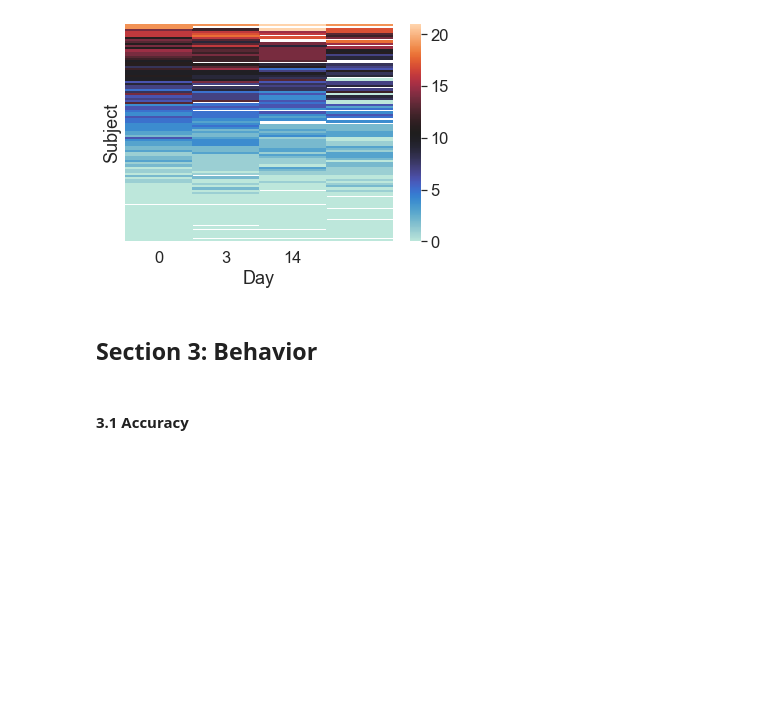
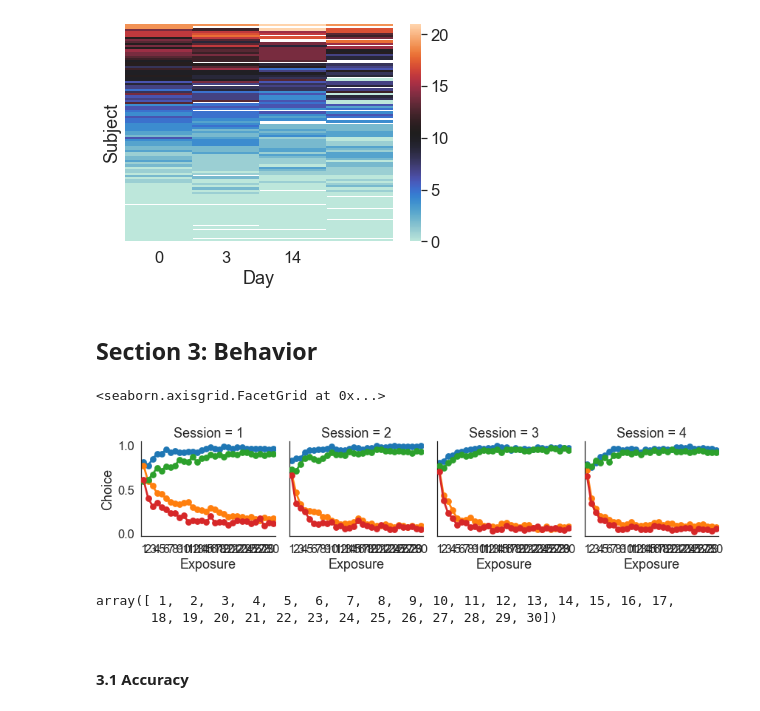
Before and after one commit to nivlab/RobotFactory, a Jupyter notebook: study01/02_Descriptive.ipynb, the cells around one changed output. Saved outputs shown, nothing was run; the diff lists cells and outputs as text; code cells hidden in the pictures; blank space fills up the shorter version.

```diff
--- a/study01/02_Descriptive.ipynb
+++ b/study01/02_Descriptive.ipynb
@@ -99,6 +99,30 @@ data = read_csv(os.path.join('data','data.csv'))
 ## Apply rejections.
 reject = read_csv(os.path.join('data','reject.csv'))
 data = data[~data.Subject.isin(reject.query('Reject == 1').Subject)].reset_index(drop=True)
+
+## Reformat columns.
+f = lambda x: np.arange(x.size)+1
+data['Exposure'] = data.groupby(['Session','Subject','Block','Rune']).Rune.transform(f)
+# %%
+## Initialize canvas.
+g = sns.FacetGrid(data, col='Session', col_order=[1,2,3,4])
+
+## Define aesthetic features.
+palette = sns.color_palette(n_colors=4)
+order = np.arange(30)+1
+hue_order = ['GW','NGW','GAL','NGAL']
+
+## Plot choice probability.
+g.map(sns.pointplot, 'Exposure', 'Choice', 'Robot', order=order, hue_order=hue_order,
+      palette=palette, ci=None)
+# %% [output]
+<seaborn.axisgrid.FacetGrid at 0x...>
+[figure, added]
+# %%
+order
+# %% [output]
+array([ 1,  2,  3,  4,  5,  6,  7,  8,  9, 10, 11, 12, 13, 14, 15, 16, 17,
+       18, 19, 20, 21, 22, 23, 24, 25, 26, 27, 28, 29, 30])
 # %% [markdown]
 #### 3.1 Accuracy
 # %%
```
Also changed, not shown: 48 other files.
